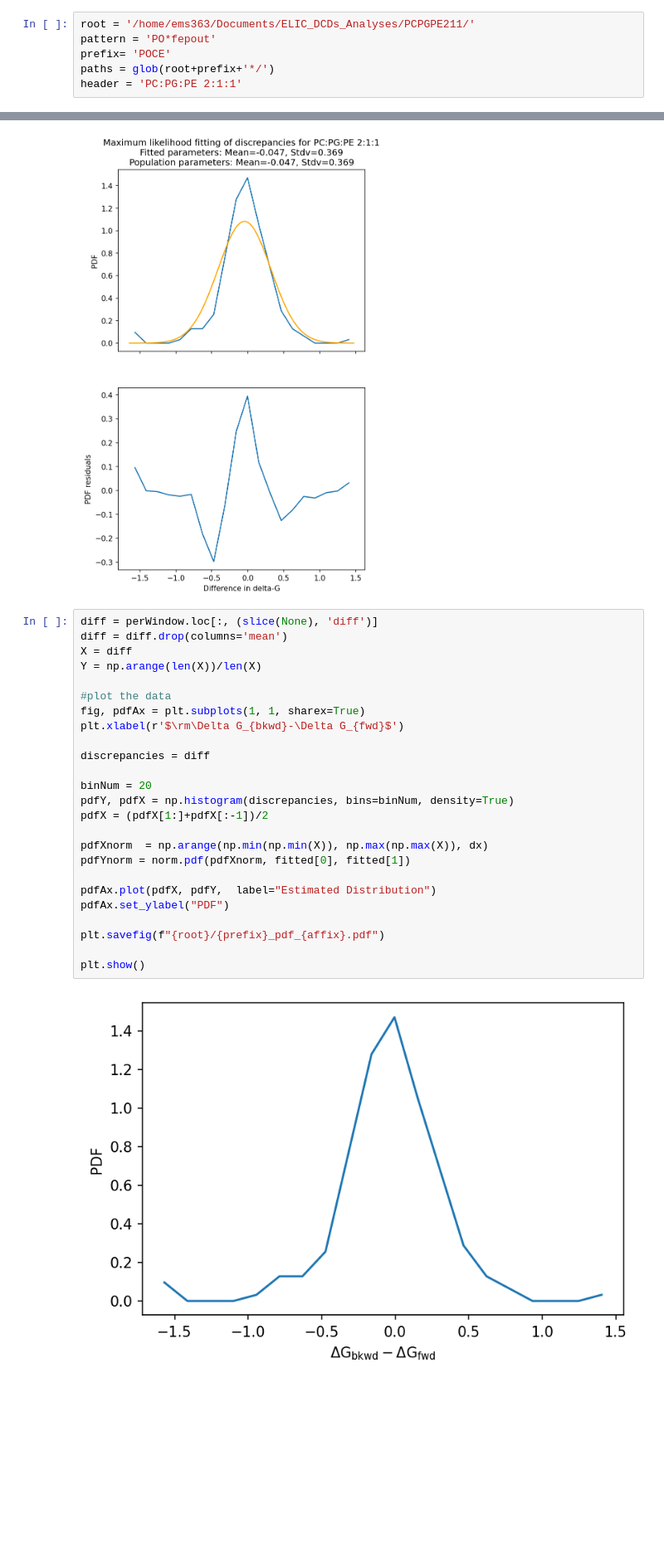
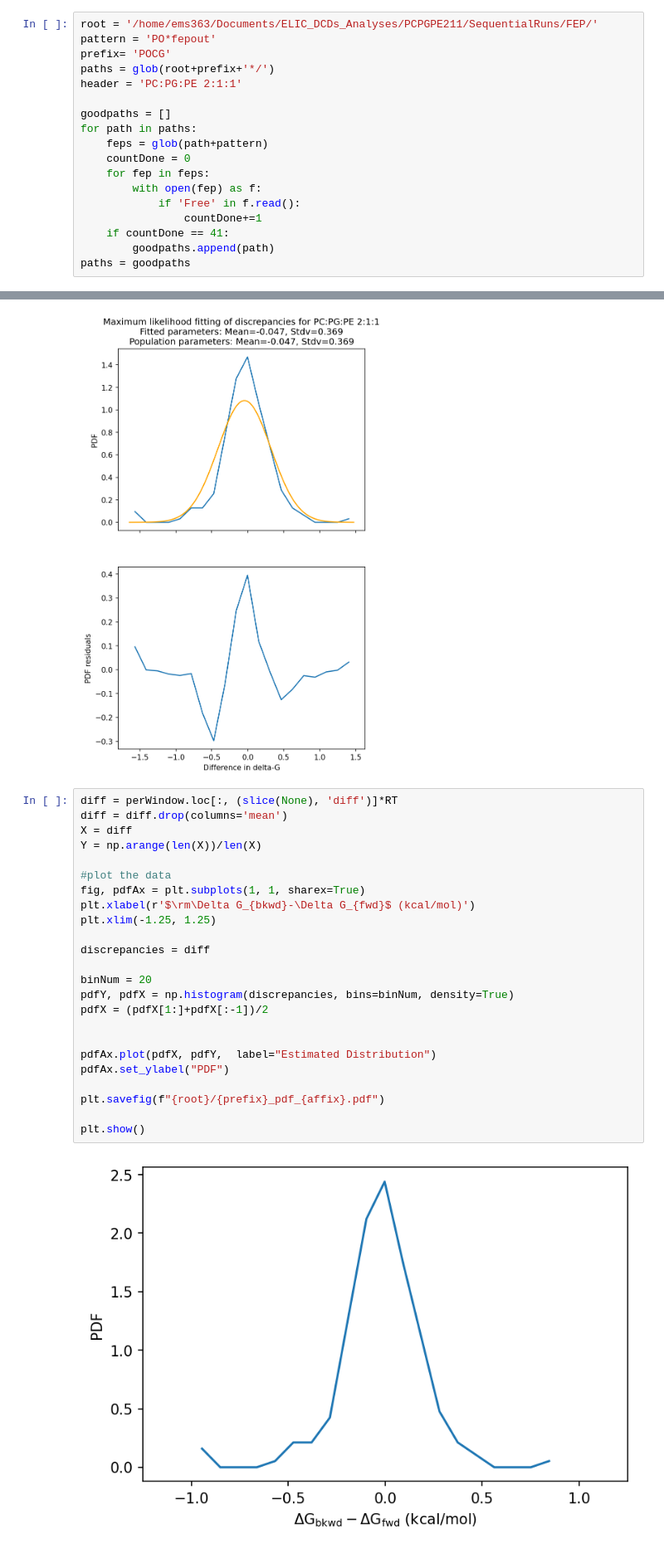
Before and after one commit to BranniganLab/safep, a Jupyter notebook: Batch_Basic.ipynb, the cells around one changed output, grey strips where cells are left out. Shown at 83% size. Drawn from its saved outputs; the diff is of its cells as text; blank space fills up the shorter version.

```diff
--- a/Batch_Basic.ipynb
+++ b/Batch_Basic.ipynb
@@ -67,9 +122,21 @@ def batchProcess(paths, RT, decorrelate):
 # %%
-root = '/home/ems363/Documents/ELIC_DCDs_Analyses/PCPGPE211/'
+root = '/home/ems363/Documents/ELIC_DCDs_Analyses/PCPGPE211/SequentialRuns/FEP/'
 pattern = 'PO*fepout'
-prefix= 'POCE'
+prefix= 'POCG'
 paths = glob(root+prefix+'*/')
 header = 'PC:PG:PE 2:1:1'
+
+goodpaths = []
+for path in paths:
+    feps = glob(path+pattern)
+    countDone = 0
+    for fep in feps:
+        with open(fep) as f:
+            if 'Free' in f.read():
+                countDone+=1
+    if countDone == 41:
+        goodpaths.append(path)
+paths = goodpaths
 # %%
 paths
 # %% [output]
@@ -317,29 +401,28 @@ plt.show()
 # %% [output]
 [figure]
 # %%
-diff = perWindow.loc[:, (slice(None), 'diff')]
+diff = perWindow.loc[:, (slice(None), 'diff')]*RT
 diff = diff.drop(columns='mean')
 X = diff
 Y = np.arange(len(X))/len(X)
 
 #plot the data
 fig, pdfAx = plt.subplots(1, 1, sharex=True)
-plt.xlabel(r'$\rm\Delta G_{bkwd}-\Delta G_{fwd}$')
+plt.xlabel(r'$\rm\Delta G_{bkwd}-\Delta G_{fwd}$ (kcal/mol)')
+plt.xlim(-1.25, 1.25)
 
 discrepancies = diff
 
 binNum = 20
 pdfY, pdfX = np.histogram(discrepancies, bins=binNum, density=True)
 pdfX = (pdfX[1:]+pdfX[:-1])/2
 
-pdfXnorm  = np.arange(np.min(np.min(X)), np.max(np.max(X)), dx)
-pdfYnorm = norm.pdf(pdfXnorm, fitted[0], fitted[1])
 
 pdfAx.plot(pdfX, pdfY,  label="Estimated Distribution")
 pdfAx.set_ylabel("PDF")
 
 plt.savefig(f"{root}/{prefix}_pdf_{affix}.pdf")
 
 plt.show()
 # %% [output]
-[figure, old version]
+[figure, new version]
```
Also changed, not shown: parts of 14 cells of this notebook, 5 other files.
